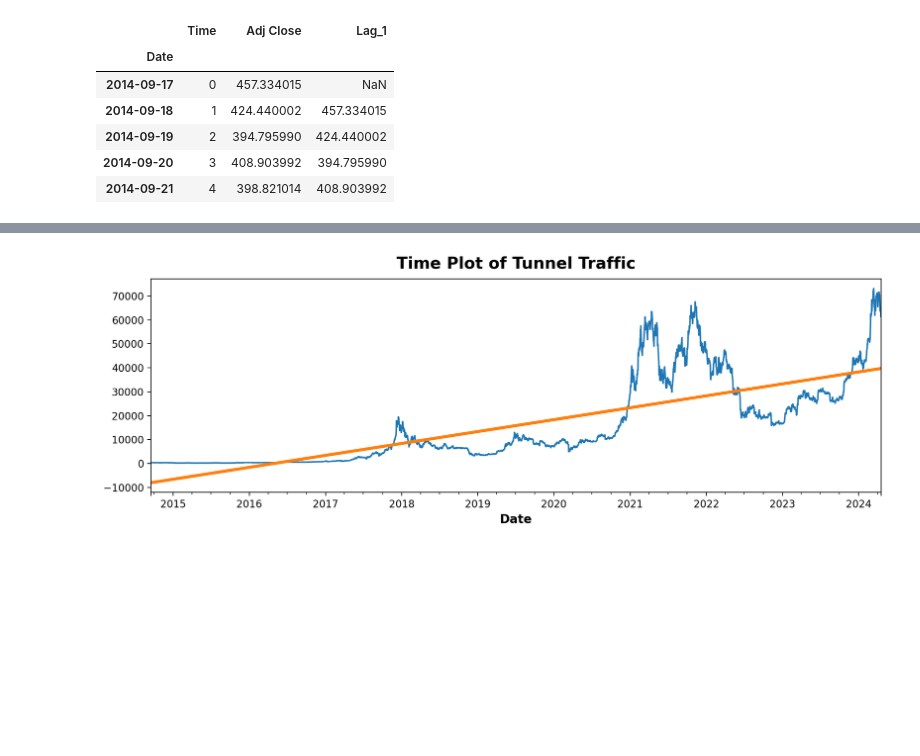
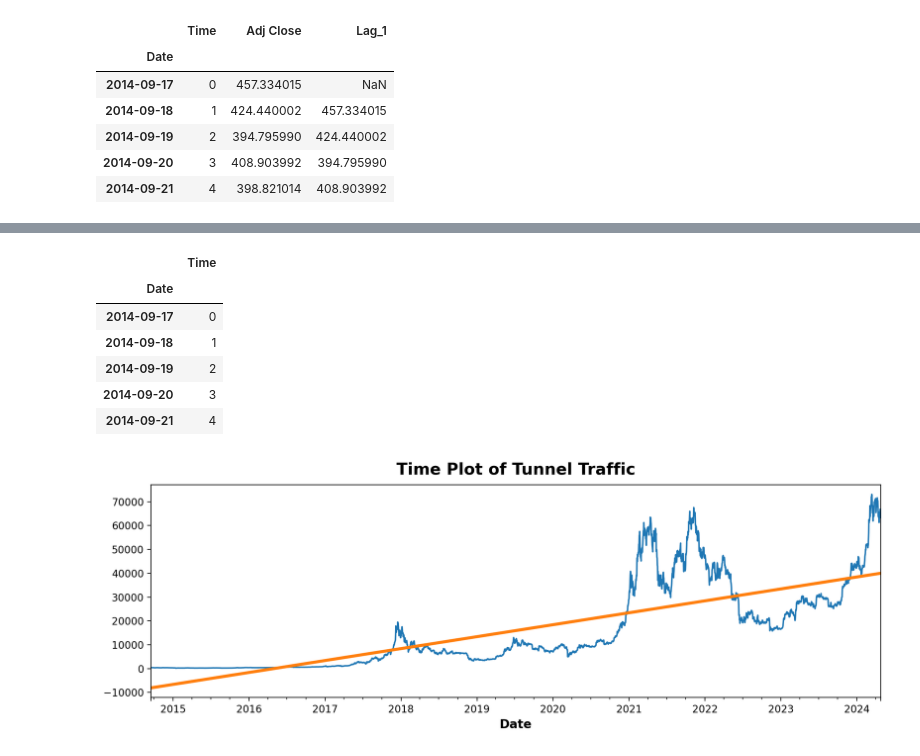
Before and after one commit to PauloFS01/miscellaneous-ml-projects, a Jupyter notebook: Forecast Projects/time_series.ipynb, the cells around one changed output, grey strips where cells are left out. Drawn from its saved outputs; the diff is of its cells as text; code cells hidden in the pictures; blank space fills up the shorter version.

```diff
--- a/Forecast Projects/time_series.ipynb
+++ b/Forecast Projects/time_series.ipynb
@@ -103,6 +103,16 @@ model.fit(X, y)
 
 # Store the fitted values
 y_pred = pd.Series(model.predict(X), index=X.index)
+# %%
+X.head()
+# %% [output]
+|  | Time |
+| Date |  |
+| 2014-09-17 | 0 |
+| 2014-09-18 | 1 |
+| 2014-09-19 | 2 |
+| 2014-09-20 | 3 |
+| 2014-09-21 | 4 |
 # %%
 ax = y.plot()
 ax = y_pred.plot(ax=ax, linewidth=3)
```
Also changed, not shown: parts of 4 cells of this notebook, 1 other file.
